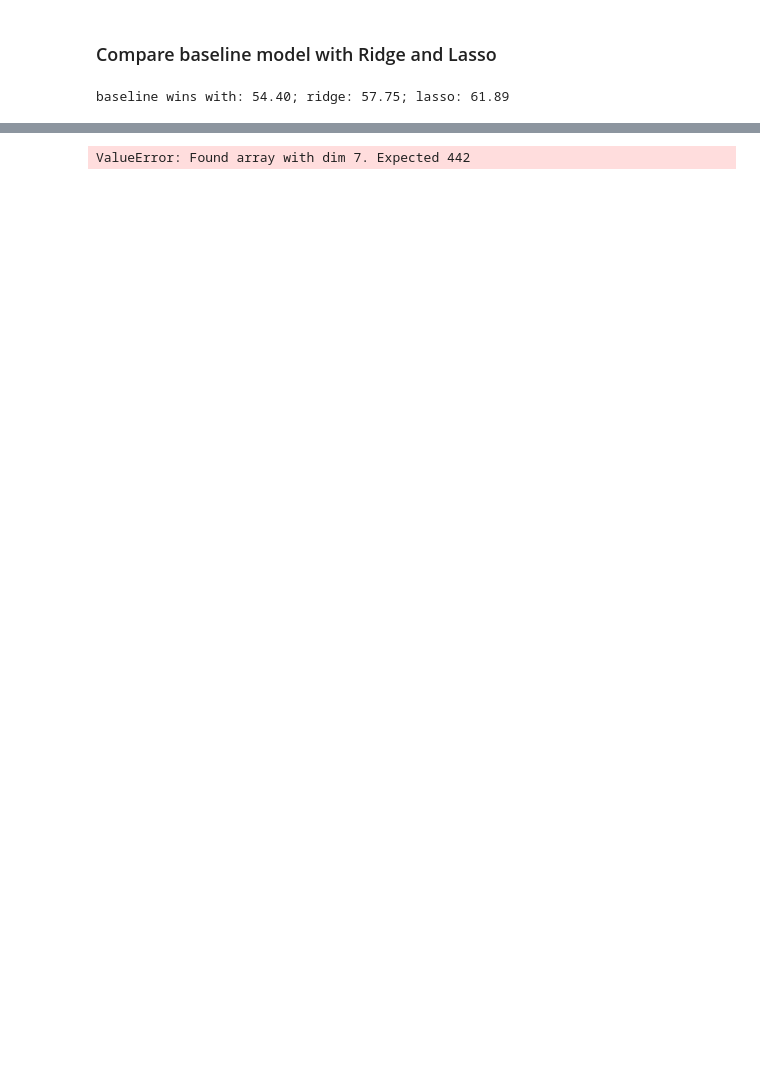
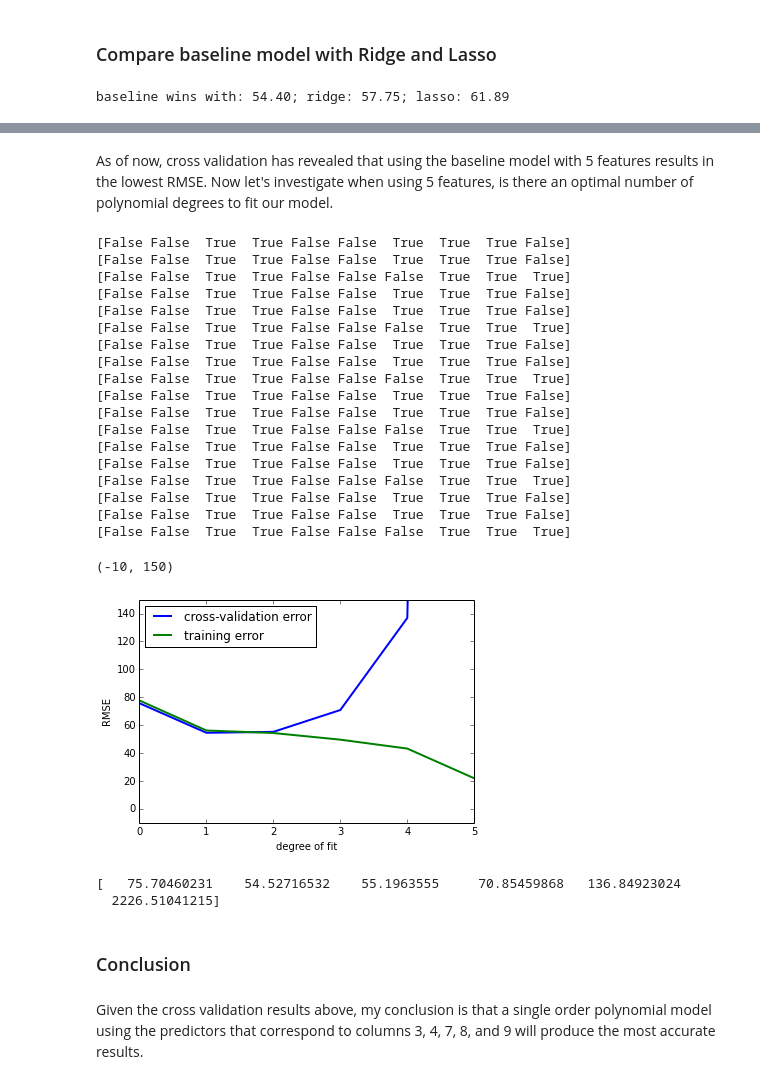
Before and after one commit to Eric-Xu/fall_2014_lessons, a Jupyter notebook: dataexplor04/exu/diabetes_exu2.ipynb, the cells around one changed output, grey strips where cells are left out. Saved outputs shown, nothing was run; the diff lists cells and outputs as text; code cells hidden in the pictures; blank space fills up the shorter version.

```diff
--- a/dataexplor04/exu/diabetes_exu2.ipynb
+++ b/dataexplor04/exu/diabetes_exu2.ipynb
@@ -170,37 +199,66 @@ baseline wins with: 54.40; ridge: 57.75; lasso: 61.89
+# %% [markdown]
+As of now, cross validation has revealed that using the baseline model with 5 features results in the lowest RMSE. Now let's investigate when using 5 features, is there an optimal number of polynomial degrees to fit our model.
 # %%
-kfold = KFold(len(df), n_folds=10)
-nfeatures = [5]
+degrees = np.arange(6)
+train_err = np.zeros(len(degrees))
+validation_err = np.zeros(len(degrees))
 
-for nfeature in nfeatures:
-    # build model with varying number of features
-    selector = SelectKBest(f_regression, k=nfeature)
-    selector.fit(X, y)
-    selected = selector.get_support()
-    feats = [col for (col,sel) in zip(predictors, selected) if sel]
-    X_r = df[feats].values
-    y = df["y"].values
+scores = []
 
-    degrees = np.arange(21)
-    train_err = np.zeros(len(degrees))
-    validation_err = np.zeros(len(degrees))
+for i, degree in enumerate(degrees):
+    for train, test in KFold(len(df), n_folds=3):
+        Xtrain, ytrain, Xtest, ytest = X[train], y[train], X[test], y[test]
 
-    for i, d in enumerate(degrees):
-        for train, test in kfold:
-            # each model is cross validated 10 times
-            Xtrain, ytrain, Xtest, ytest = X_r[train], y[train], X_r[test], y[test]
+        b = SelectKBest(f_regression, k=5)
+        b.fit(Xtrain, ytrain)
+        Xtrain = Xtrain[:, b.get_support()]
+        Xtest = Xtest[:, b.get_support()]
 
-            p = np.polyfit(Xtrain, ytrain, d)
+        print b.get_support() # returns the set of selected predictors
 
-            train_err[i] = compute_error(Xtrain, ytrain, p)
-            validation_err[i] = compute_error(Xtest, ytest, p)
+        est = make_pipeline(PolynomialFeatures(degree), LinearRegression())
+        est.fit(Xtrain, ytrain)
 
+        train_err[i] = np.sqrt(np.mean((ytrain - est.predict(Xtrain)) ** 2))
+        validation_err[i] = np.sqrt(np.mean((ytest - est.predict(Xtest)) ** 2))
+        # same as: np.sqrt(mean_squared_error(ytest, est.predict(Xtest)))
 
 fig, ax = plt.subplots()
 
 ax.plot(degrees, validation_err, lw=2, label = 'cross-validation error')
 ax.plot(degrees, train_err, lw=2, label = 'training error')
 
+ax.legend(loc=0)
 ax.set_xlabel('degree of fit')
-ax.set_ylabel('rms error')
+ax.set_ylabel('RMSE')
+plt.ylim(-10, 150)
 # %% [output]
-ValueError: Found array with dim 7. Expected 442
+[False False  True  True False False  True  True  True False]
+[False False  True  True False False  True  True  True False]
+[False False  True  True False False False  True  True  True]
+[False False  True  True False False  True  True  True False]
+[False False  True  True False False  True  True  True False]
+[False False  True  True False False False  True  True  True]
+[False False  True  True False False  True  True  True False]
+[False False  True  True False False  True  True  True False]
+[False False  True  True False False False  True  True  True]
+[False False  True  True False False  True  True  True False]
+[False False  True  True False False  True  True  True False]
+[False False  True  True False False False  True  True  True]
+[False False  True  True False False  True  True  True False]
+[False False  True  True False False  True  True  True False]
+[False False  True  True False False False  True  True  True]
+[False False  True  True False False  True  True  True False]
+[False False  True  True False False  True  True  True False]
+[False False  True  True False False False  True  True  True]
+(-10, 150)
+[figure, added]
+# %%
+print validation_err
+# %% [output]
+[   75.70460231    54.52716532    55.1963555     70.85459868   136.84923024
+  2226.51041215]
+# %% [markdown]
+### Conclusion
+# %% [markdown]
+Given the cross validation results above, my conclusion is that a single order polynomial model using the predictors that correspond to columns 3, 4, 7, 8, and 9 will produce the most accurate results.
```
Also changed, not shown: parts of 5 cells of this notebook.
